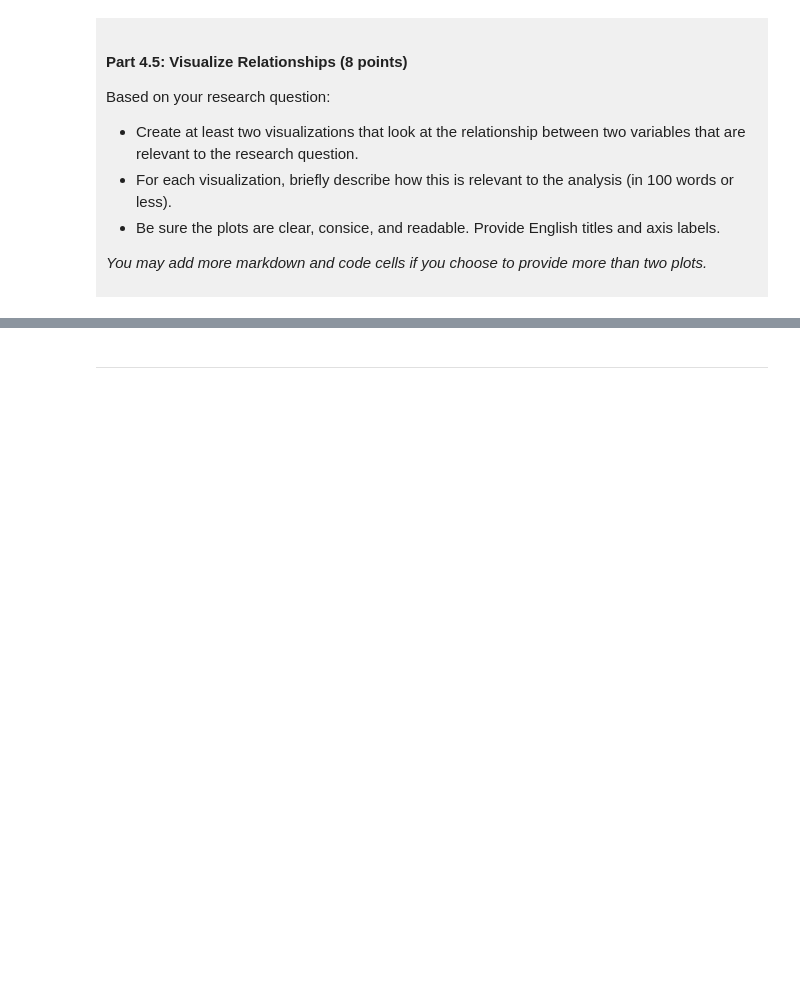
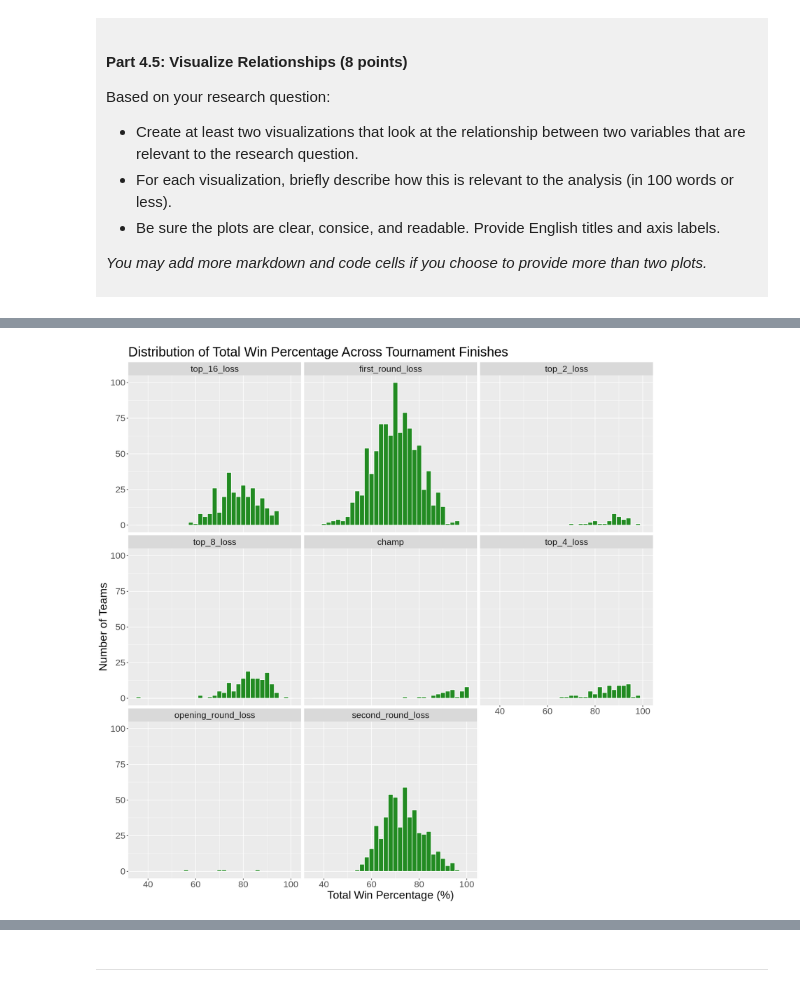
Before and after one commit to MiyaCreeden/dsci-100-project-miya-creeden, a Jupyter notebook: dsci-100-project-notebook.ipynb, the cells around one changed output, grey strips where cells are left out. Saved outputs shown, nothing was run; the diff lists cells and outputs as text; code cells hidden in the pictures; blank space fills up the shorter version.

```diff
--- a/dsci-100-project-notebook.ipynb
+++ b/dsci-100-project-notebook.ipynb
@@ -331,2 +413,13 @@ Visualization 2: %%% EDIT THIS MARKDOWN CELL%%%
 # %%
-### EDIT THIS CODE CELL FOR VISUALIZATION 2###
+options(repr.plot.width = 14, repr.plot.height = 14)
+total_wins_pct_predictor <- tidy_wncaa |>
+ggplot(aes(x = total_wins_pct)) +
+  geom_histogram(binwidth = 2, fill = "forestgreen", color = "white") +
+  facet_wrap(~ tourney_finish) +
+  labs(title = "Distribution of Total Win Percentage Across Tournament Finishes",
+    x = "Total Win Percentage (%)",
+    y = "Number of Teams") +
+theme(text=element_text(size=20))
+total_wins_pct_predictor
+# %% [output]
+[figure, added]
```
Also changed, not shown: parts of 12 cells of this notebook.
